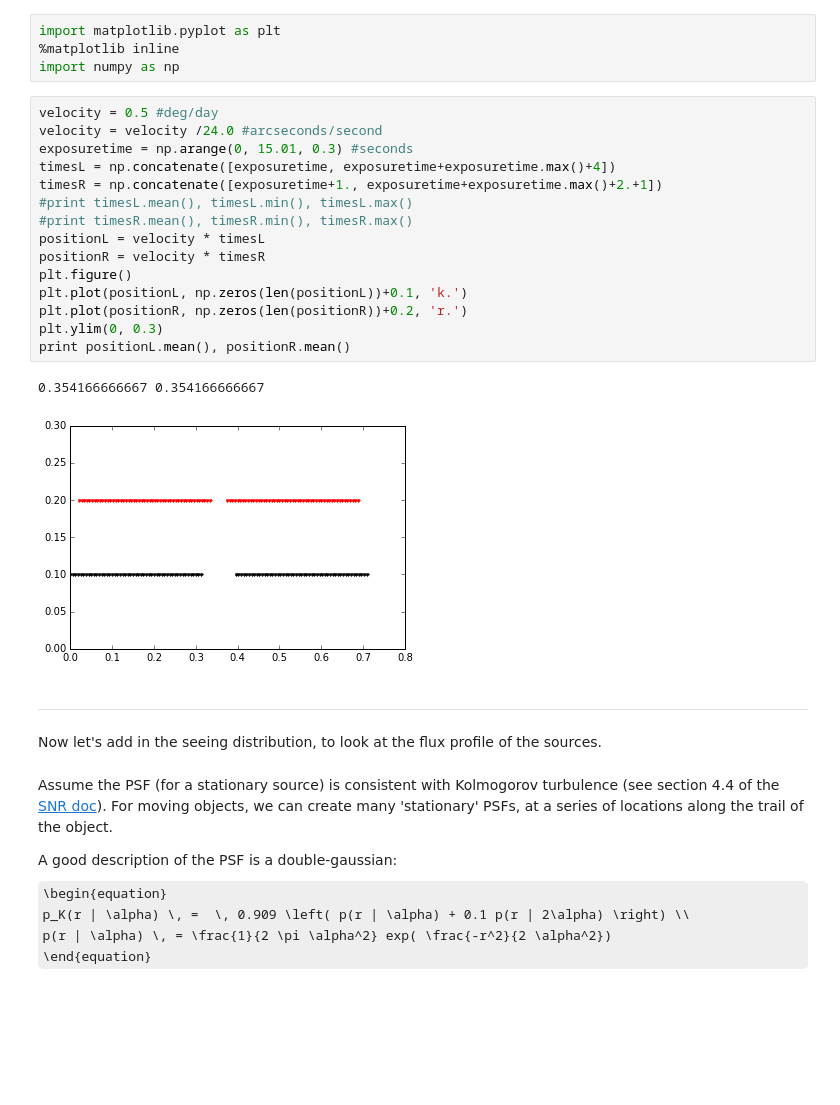
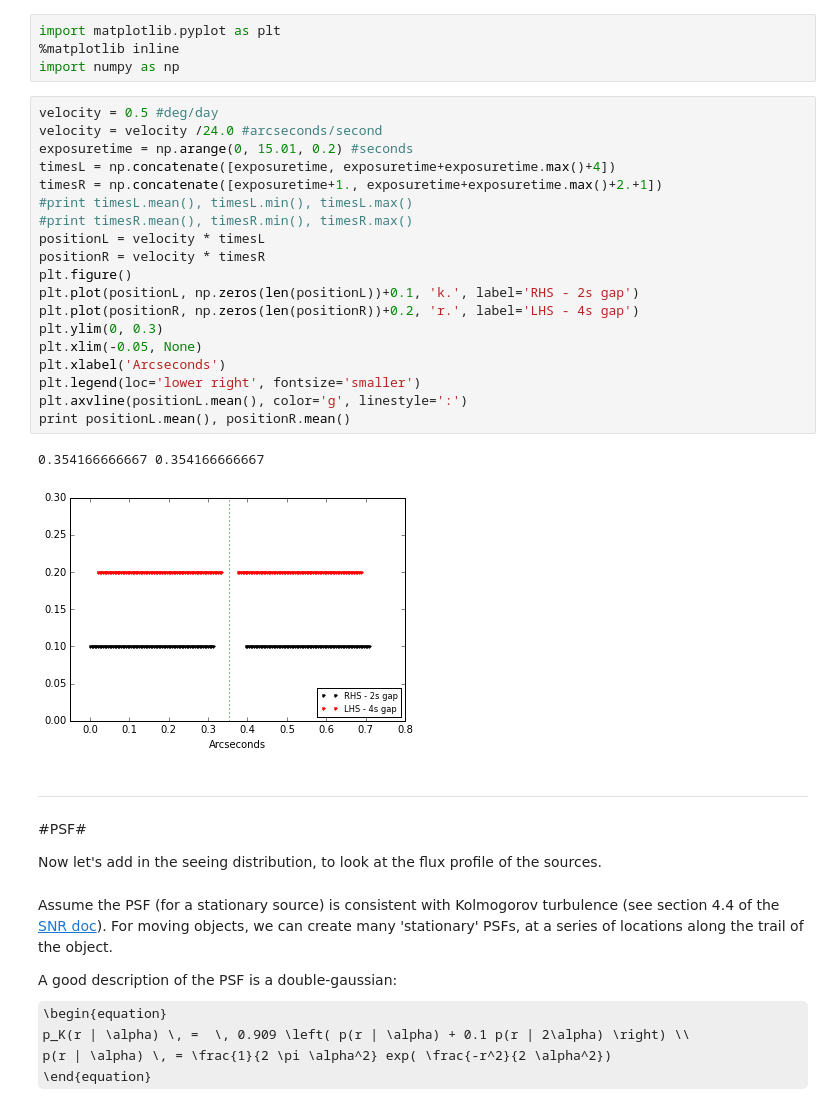
Before and after one commit to rhiannonlynne/MafSSO, a Jupyter notebook: Trailing Losses.ipynb, the cells around one changed output. Drawn from its saved outputs; the diff is of its cells as text; some formulas as TeX source; blank space fills up the shorter version.

```diff
--- a/Trailing Losses.ipynb
+++ b/Trailing Losses.ipynb
@@ -18,23 +18,29 @@ import numpy as np
 # %%
 velocity = 0.5 #deg/day
 velocity = velocity /24.0 #arcseconds/second
-exposuretime = np.arange(0, 15.01, 0.3) #seconds
+exposuretime = np.arange(0, 15.01, 0.2) #seconds
 timesL = np.concatenate([exposuretime, exposuretime+exposuretime.max()+4])
 timesR = np.concatenate([exposuretime+1., exposuretime+exposuretime.max()+2.+1])
 #print timesL.mean(), timesL.min(), timesL.max()
 #print timesR.mean(), timesR.min(), timesR.max()
 positionL = velocity * timesL
 positionR = velocity * timesR
 plt.figure()
-plt.plot(positionL, np.zeros(len(positionL))+0.1, 'k.')
-plt.plot(positionR, np.zeros(len(positionR))+0.2, 'r.')
+plt.plot(positionL, np.zeros(len(positionL))+0.1, 'k.', label='RHS - 2s gap')
+plt.plot(positionR, np.zeros(len(positionR))+0.2, 'r.', label='LHS - 4s gap')
 plt.ylim(0, 0.3)
+plt.xlim(-0.05, None)
+plt.xlabel('Arcseconds')
+plt.legend(loc='lower right', fontsize='smaller')
+plt.axvline(positionL.mean(), color='g', linestyle=':')
 print positionL.mean(), positionR.mean()
 # %% [output]
 0.354166666667 0.354166666667
-[figure, old version]
+[figure, new version]
 # %% [markdown]
 ---
+#PSF#
+
 Now let's add in the seeing distribution, to look at the flux profile of the sources.
 # %% [markdown]
 Assume the PSF (for a stationary source) is consistent with Kolmogorov turbulence (see section 4.4 of the [SNR doc](http://ls.st/lse-40)). For moving objects, we can create many 'stationary' PSFs, at a series of locations along the trail of the object.
```
Also changed, not shown: parts of 13 cells of this notebook.
